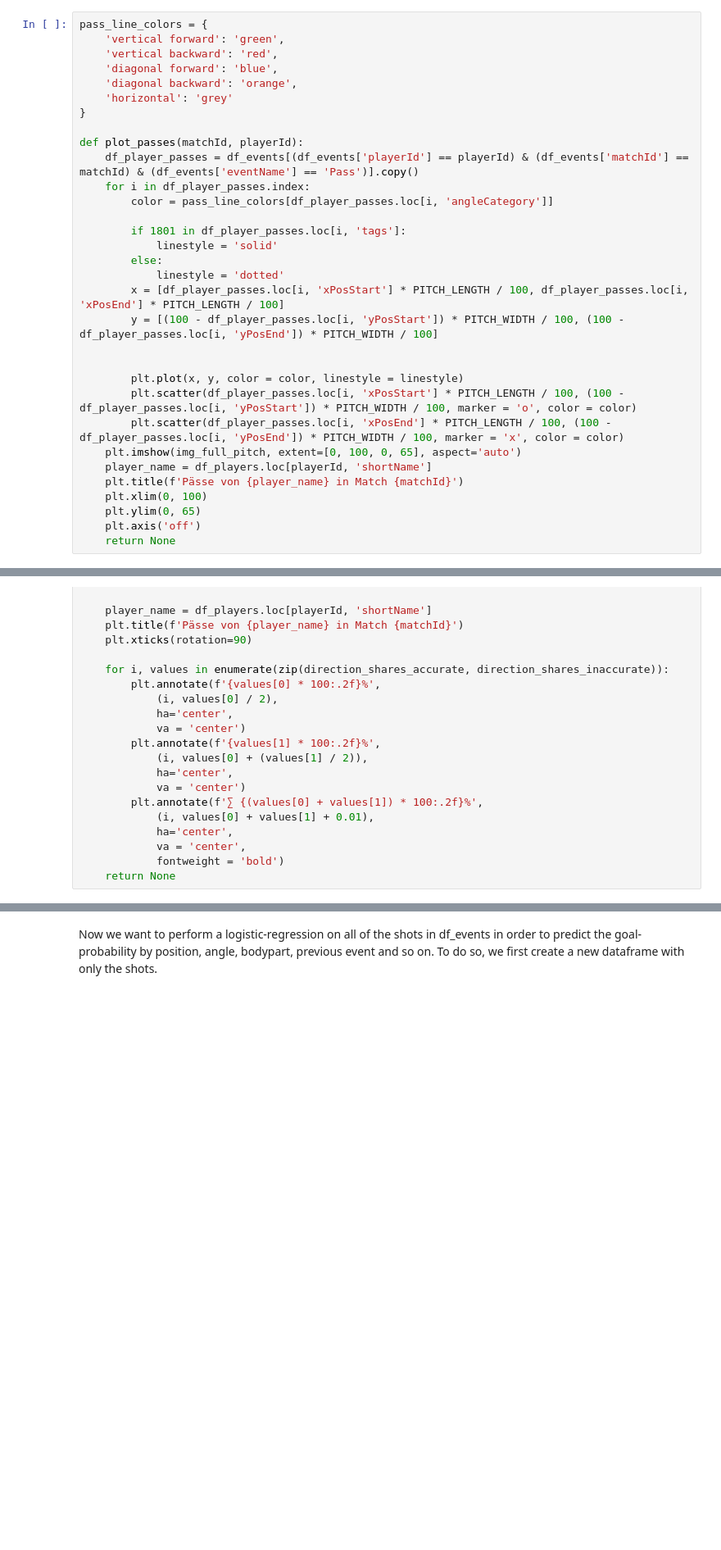
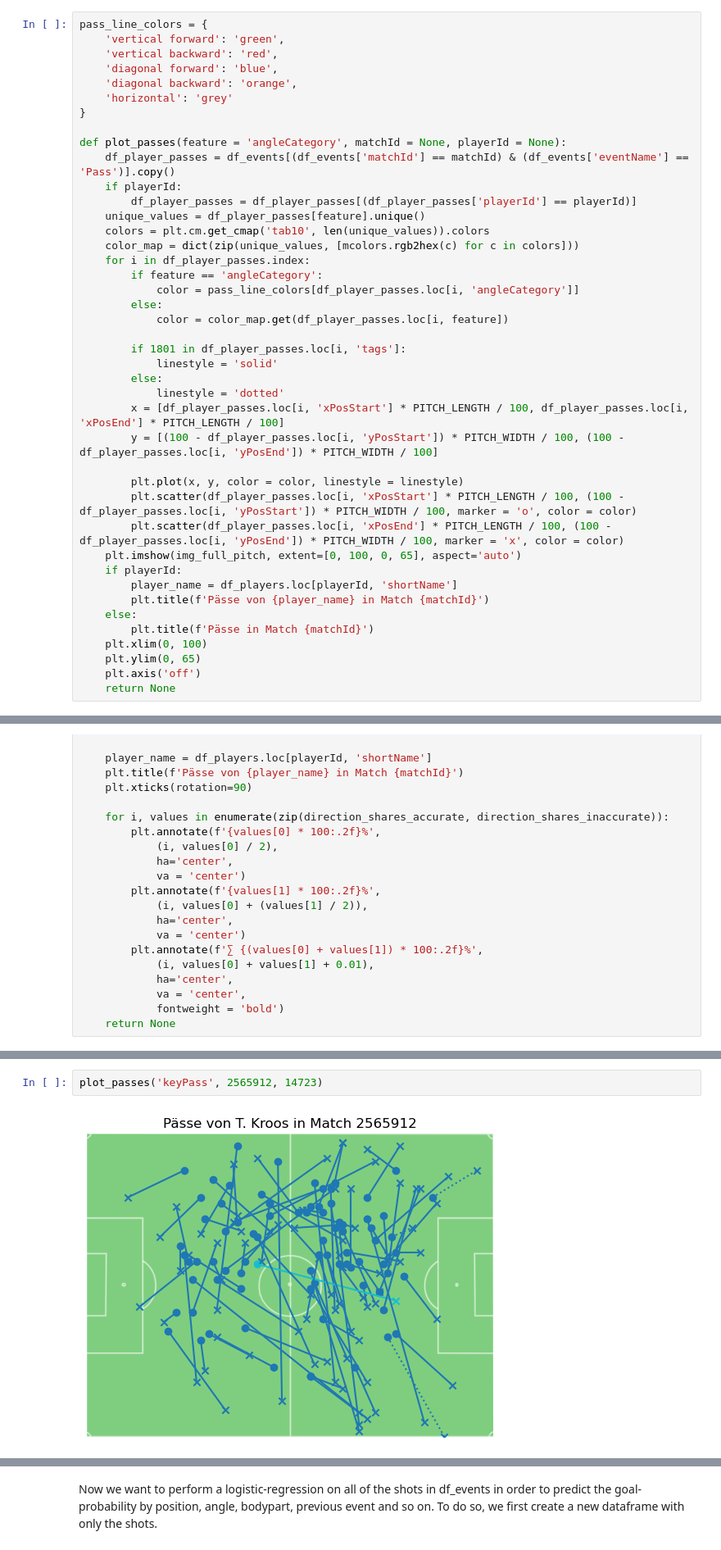
Before and after one commit to j-woe/football-analysis, a Jupyter notebook: EDA.ipynb, the cells around one changed output, grey strips where cells are left out. Shown: that part at 82% size. Saved outputs shown, nothing was run; the diff lists cells and outputs as text; blank space fills up the shorter version.

```diff
--- a/EDA.ipynb
+++ b/EDA.ipynb
@@ -281,10 +284,18 @@ pass_line_colors = {
     'horizontal': 'grey'
 }
 
-def plot_passes(matchId, playerId):
-    df_player_passes = df_events[(df_events['playerId'] == playerId) & (df_events['matchId'] == matchId) & (df_events['eventName'] == 'Pass')].copy()
+def plot_passes(feature = 'angleCategory', matchId = None, playerId = None):
+    df_player_passes = df_events[(df_events['matchId'] == matchId) & (df_events['eventName'] == 'Pass')].copy()
+    if playerId:
+        df_player_passes = df_player_passes[(df_player_passes['playerId'] == playerId)]
+    unique_values = df_player_passes[feature].unique()
+    colors = plt.cm.get_cmap('tab10', len(unique_values)).colors
+    color_map = dict(zip(unique_values, [mcolors.rgb2hex(c) for c in colors]))
     for i in df_player_passes.index:
-        color = pass_line_colors[df_player_passes.loc[i, 'angleCategory']]
+        if feature == 'angleCategory':
+            color = pass_line_colors[df_player_passes.loc[i, 'angleCategory']]
+        else:
+            color = color_map.get(df_player_passes.loc[i, feature])
 
         if 1801 in df_player_passes.loc[i, 'tags']:
             linestyle = 'solid'
@@ -293,13 +304,15 @@ def plot_passes(matchId, playerId):
         x = [df_player_passes.loc[i, 'xPosStart'] * PITCH_LENGTH / 100, df_player_passes.loc[i, 'xPosEnd'] * PITCH_LENGTH / 100]
         y = [(100 - df_player_passes.loc[i, 'yPosStart']) * PITCH_WIDTH / 100, (100 - df_player_passes.loc[i, 'yPosEnd']) * PITCH_WIDTH / 100]
 
-
         plt.plot(x, y, color = color, linestyle = linestyle)
         plt.scatter(df_player_passes.loc[i, 'xPosStart'] * PITCH_LENGTH / 100, (100 - df_player_passes.loc[i, 'yPosStart']) * PITCH_WIDTH / 100, marker = 'o', color = color)
         plt.scatter(df_player_passes.loc[i, 'xPosEnd'] * PITCH_LENGTH / 100, (100 - df_player_passes.loc[i, 'yPosEnd']) * PITCH_WIDTH / 100, marker = 'x', color = color)
     plt.imshow(img_full_pitch, extent=[0, 100, 0, 65], aspect='auto')
-    player_name = df_players.loc[playerId, 'shortName']
-    plt.title(f'Pässe von {player_name} in Match {matchId}')
+    if playerId:
+        player_name = df_players.loc[playerId, 'shortName']
+        plt.title(f'Pässe von {player_name} in Match {matchId}')
+    else:
+        plt.title(f'Pässe in Match {matchId}')
     plt.xlim(0, 100)
     plt.ylim(0, 65)
     plt.axis('off')
@@ -373 +359,5 @@ plot_passes(2516739, 14786)
+# %%
+plot_passes('keyPass', 2565912, 14723)
+# %% [output]
+[figure, added]
 # %% [markdown]
```
Also changed, not shown: parts of 27 cells of this notebook.
